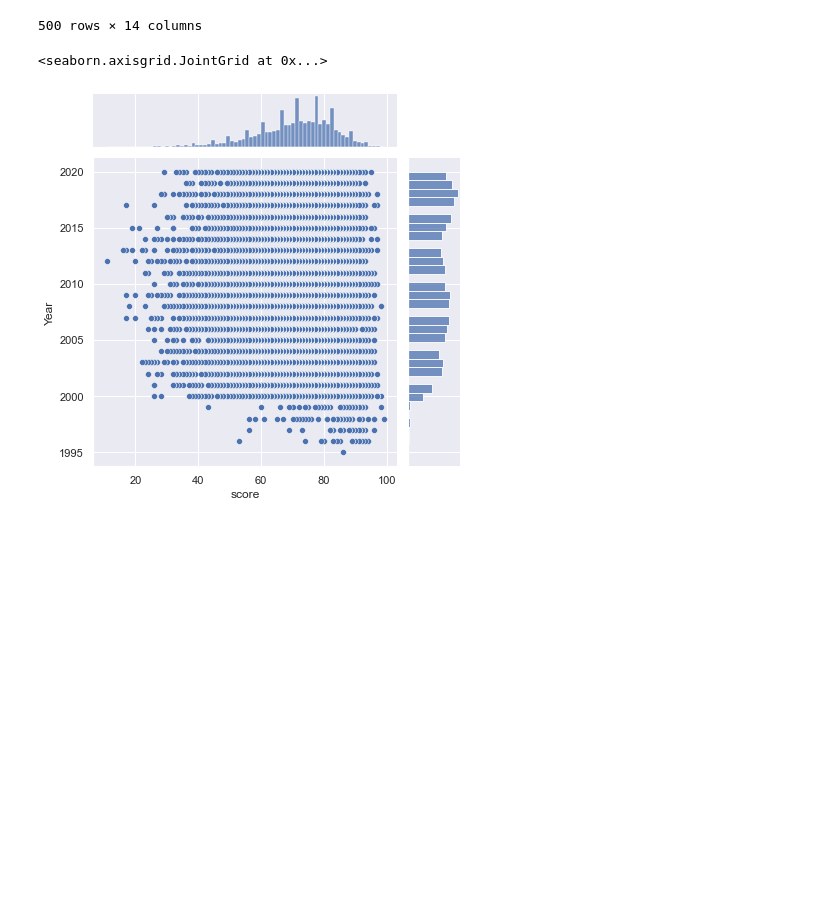
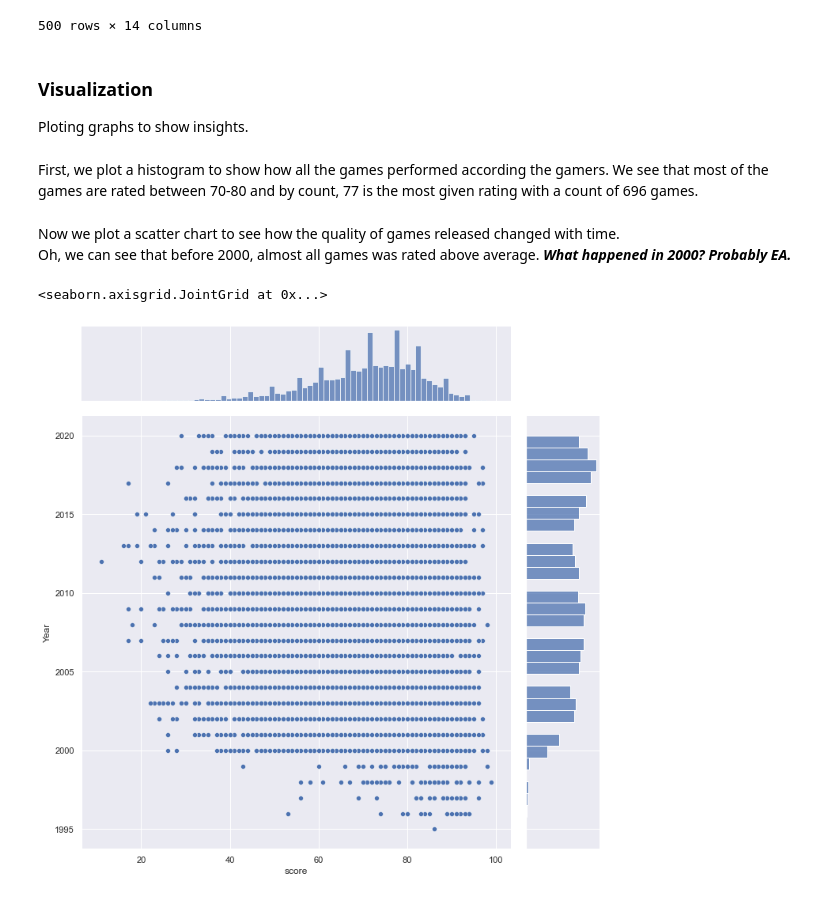
Before and after one commit to idlebananabit/Video-games, a Jupyter notebook: Game_score.ipynb, the cells around one changed output. Cells and saved outputs as stored; diff of their text form; code cells hidden in the pictures; blank space fills up the shorter version.

```diff
--- a/Game_score.ipynb
+++ b/Game_score.ipynb
@@ -5,6 +11,3 @@ import datetime
 import matplotlib.pyplot as mp
 import seaborn as sb
 import plotly.express as pyx
-# %%
-sb.set_style('darkgrid')
-sb.set(rc={'figure.figsize':(10,6)})
@@ -90,11 +106,19 @@ df.head(500)
 | 498 | Freedom Force | PC | March 24, 2002 | 90 | 77.0 | IrrationalGames | Role-Playing,Action RPG,Action RPG | 1-4 | 27 | 87 | ... |
 | 499 | NBA 2K2 | Xbox | February 27, 2002 | 90 | 76.0 | VisualConcepts | Sports,Traditional,Basketball,Sim | 1-4 | 17 | 5 | ... |
 500 rows × 14 columns
+# %% [markdown]
+### Visualization
+Ploting graphs to show insights.
+# %% [markdown]
+First, we plot a histogram to show how all the games performed according the gamers. We see that most of the games are rated between 70-80 and by count, 77 is the most given rating with a count of 696 games.
 # %%
 fig = pyx.histogram(df, x="user score")
 fig.show()
+# %% [markdown]
+Now we plot a scatter chart to see how the quality of games released changed with time.<br>
+Oh, we can see that before 2000, almost all games was rated above average. _**What happened in 2000? Probably EA.**_
 # %%
-sb.jointplot(x=df['score'],y=df['Year'],kind='scatter')
+sb.jointplot(x=df['score'],y=df['Year'],kind='scatter',height=10)
 # %% [output]
 <seaborn.axisgrid.JointGrid at 0x...>
-[figure, old version]
+[figure, new version]
```
Also changed, not shown: parts of 14 cells of this notebook.
